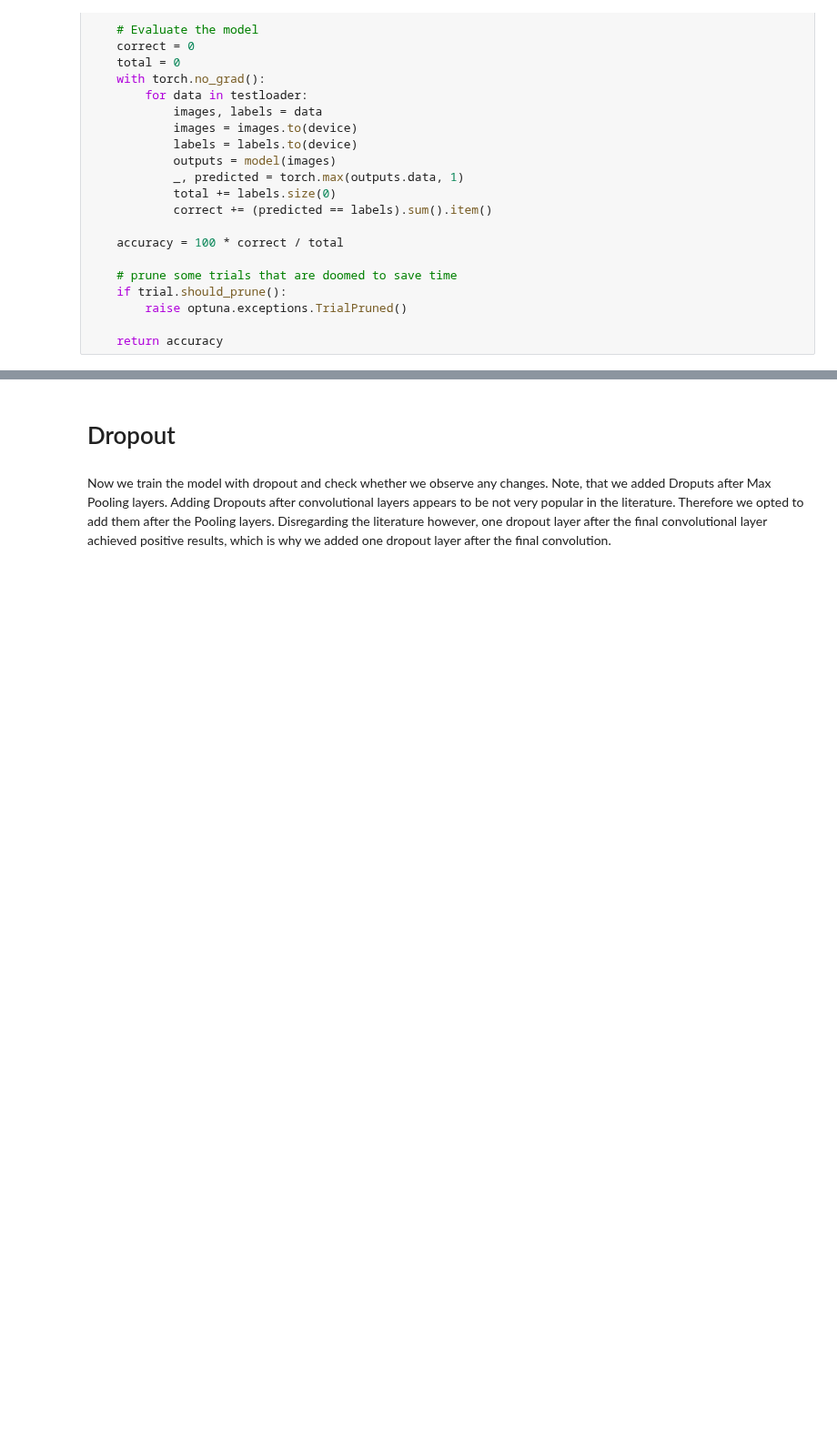
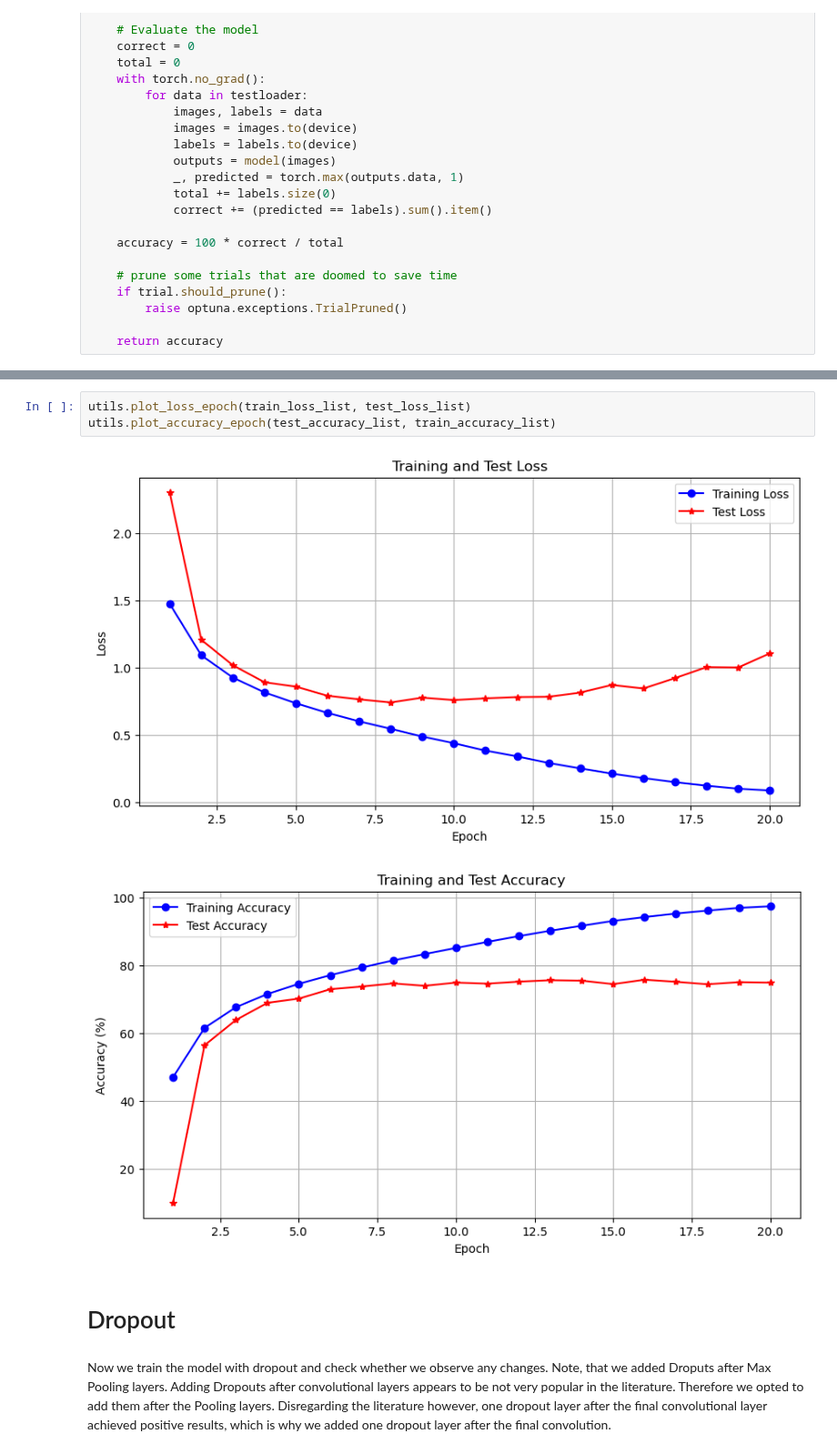
Before and after one commit to FreddieHorn/CudaVisionWS23, a Jupyter notebook: Assignment2/assignment_2_luke.ipynb, the cells around one changed output, grey strips where cells are left out. Shown at 91% size. Saved outputs shown, nothing was run; the diff lists cells and outputs as text; blank space fills up the shorter version.

```diff
--- a/Assignment2/assignment_2_luke.ipynb
+++ b/Assignment2/assignment_2_luke.ipynb
@@ -493,3 +643,9 @@ KeyboardInterrupt:
+# %%
+utils.plot_loss_epoch(train_loss_list, test_loss_list)
+utils.plot_accuracy_epoch(test_accuracy_list, train_accuracy_list)
+# %% [output]
+[figure, added]
+[figure, added]
 # %% [markdown]
 # Dropout
 # %% [markdown]
```
Also changed, not shown: parts of 13 cells of this notebook.
